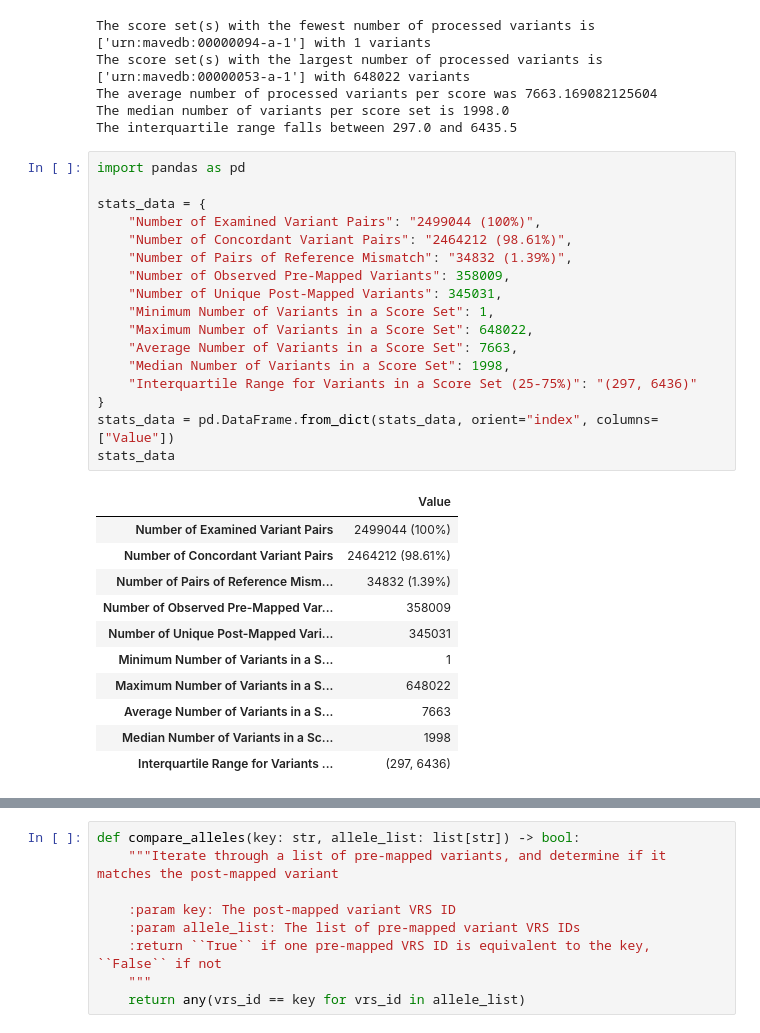
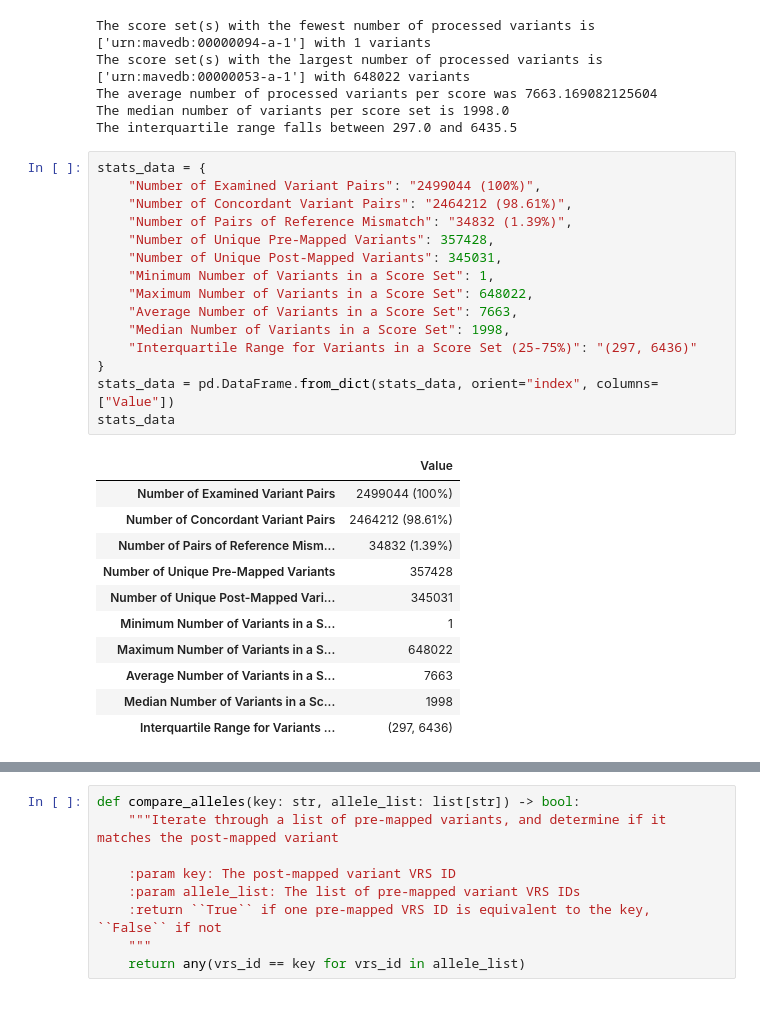
Before and after one commit to ave-dcd/dcd_mapping, a Jupyter notebook: notebooks/analysis/mapping_analysis.ipynb, the cells around one changed output, grey strips where cells are left out. Saved outputs shown, nothing was run; the diff lists cells and outputs as text.

```diff
--- a/notebooks/analysis/mapping_analysis.ipynb
+++ b/notebooks/analysis/mapping_analysis.ipynb
@@ -248,28 +251,26 @@ The average number of processed variants per score was 7663.169082125604
 The median number of variants per score set is 1998.0
 The interquartile range falls between 297.0 and 6435.5
 # %%
-import pandas as pd
-
 stats_data = {
     "Number of Examined Variant Pairs": "2499044 (100%)",
     "Number of Concordant Variant Pairs": "2464212 (98.61%)",
     "Number of Pairs of Reference Mismatch": "34832 (1.39%)",
-    "Number of Observed Pre-Mapped Variants": 358009,
+    "Number of Unique Pre-Mapped Variants": 357428,
     "Number of Unique Post-Mapped Variants": 345031,
     "Minimum Number of Variants in a Score Set": 1,
     "Maximum Number of Variants in a Score Set": 648022,
     "Average Number of Variants in a Score Set": 7663,
     "Median Number of Variants in a Score Set": 1998,
     "Interquartile Range for Variants in a Score Set (25-75%)": "(297, 6436)"
 }
 stats_data = pd.DataFrame.from_dict(stats_data, orient="index", columns=["Value"])
 stats_data
 # %% [output]
 |  | Value |
 | Number of Examined Variant Pairs | 2499044 (100%) |
 | Number of Concordant Variant Pairs | 2464212 (98.61%) |
 | Number of Pairs of Reference Mism... | 34832 (1.39%) |
-| Number of Observed Pre-Mapped Var... | 358009 |
+| Number of Unique Pre-Mapped Variants | 357428 |
 | Number of Unique Post-Mapped Vari... | 345031 |
 | Minimum Number of Variants in a S... | 1 |
 | Maximum Number of Variants in a S... | 648022 |
```
Also changed, not shown: parts of 11 cells of this notebook.
